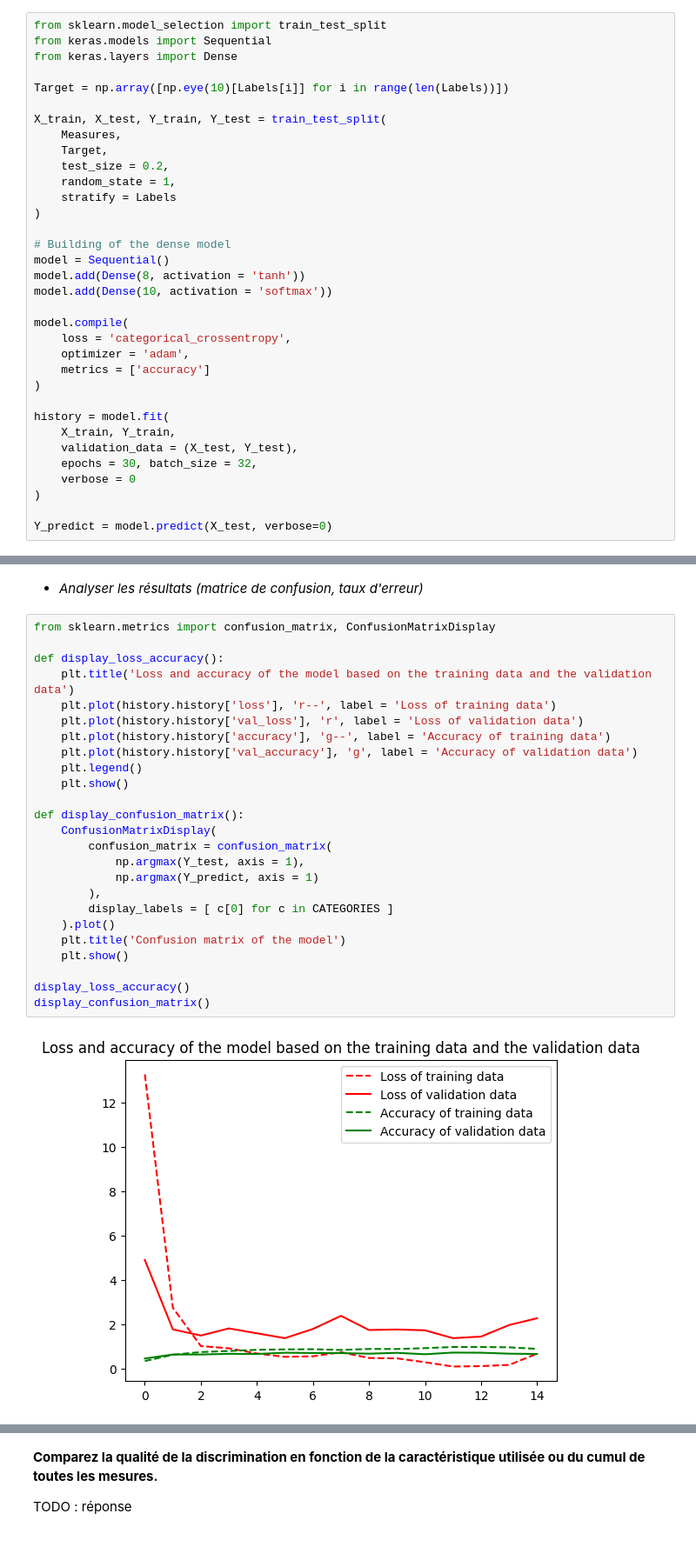
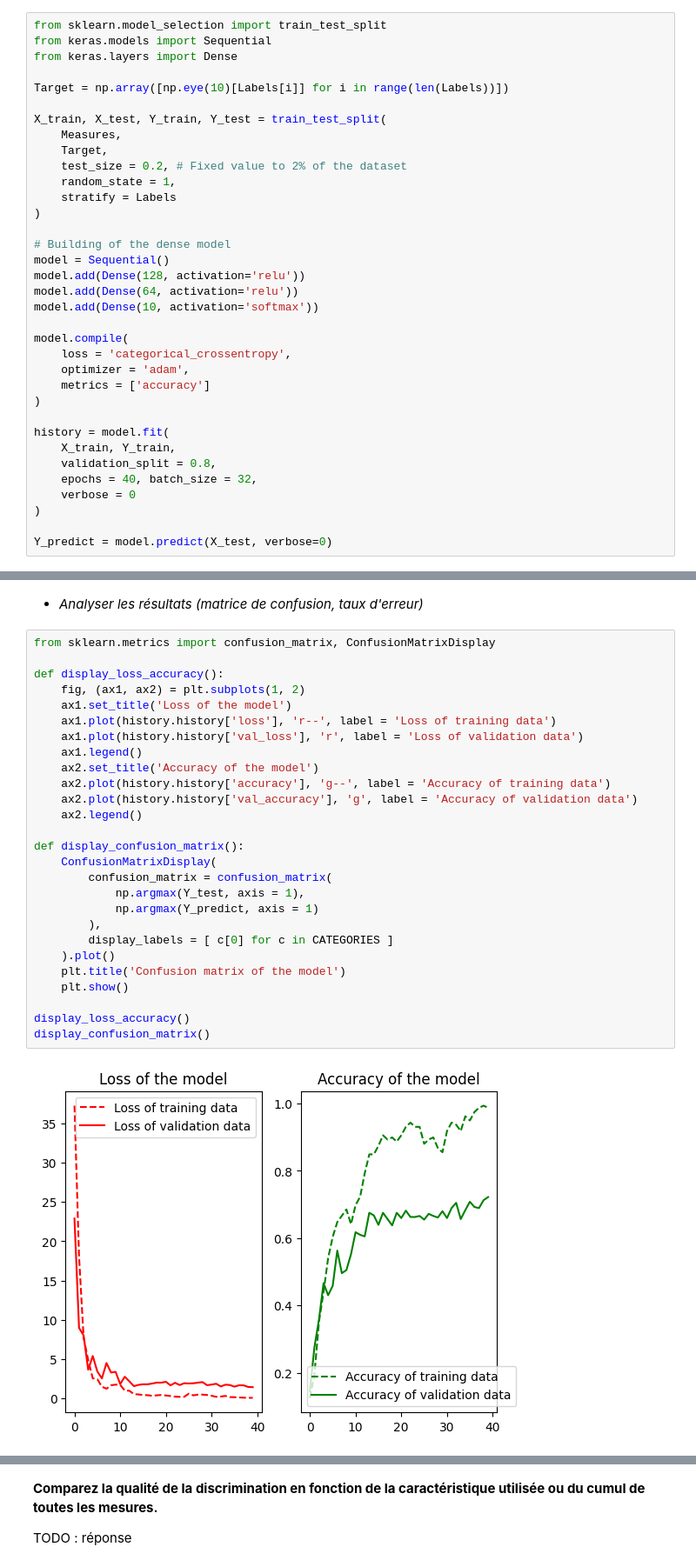
Before and after one commit to GaetanFrejoux/projet_reseaux_neurones, a Jupyter notebook: projet.ipynb, the cells around one changed output, grey strips where cells are left out. Shown at 87% size. Saved outputs shown, nothing was run; the diff lists cells and outputs as text.

```diff
--- a/projet.ipynb
+++ b/projet.ipynb
@@ -657,15 +657,16 @@ Target = np.array([np.eye(10)[Labels[i]] for i in range(len(Labels))])
 X_train, X_test, Y_train, Y_test = train_test_split(
     Measures,
     Target,
-    test_size = 0.2,
+    test_size = 0.2, # Fixed value to 2% of the dataset
     random_state = 1,
     stratify = Labels
 )
 
 # Building of the dense model
 model = Sequential()
-model.add(Dense(8, activation = 'tanh'))
-model.add(Dense(10, activation = 'softmax'))
+model.add(Dense(128, activation='relu'))
+model.add(Dense(64, activation='relu'))
+model.add(Dense(10, activation='softmax'))
 
 model.compile(
     loss = 'categorical_crossentropy',
@@ -675,8 +676,8 @@ model.compile(
 
 history = model.fit(
     X_train, Y_train,
-    validation_data = (X_test, Y_test),
-    epochs = 30, batch_size = 32,
+    validation_split = 0.8,
+    epochs = 40, batch_size = 32,
     verbose = 0
 )
 
@@ -721,27 +722,29 @@ Model prediction : Class = 6 => Category [Fleurs] | Accuracy = 100.0%
 # %%
 from sklearn.metrics import confusion_matrix, ConfusionMatrixDisplay
 
 def display_loss_accuracy():
-    plt.title('Loss and accuracy of the model based on the training data and the validation data')
-    plt.plot(history.history['loss'], 'r--', label = 'Loss of training data')
-    plt.plot(history.history['val_loss'], 'r', label = 'Loss of validation data')
-    plt.plot(history.history['accuracy'], 'g--', label = 'Accuracy of training data')
-    plt.plot(history.history['val_accuracy'], 'g', label = 'Accuracy of validation data')
-    plt.legend()
-    plt.show()
+    fig, (ax1, ax2) = plt.subplots(1, 2)
+    ax1.set_title('Loss of the model')
+    ax1.plot(history.history['loss'], 'r--', label = 'Loss of training data')
+    ax1.plot(history.history['val_loss'], 'r', label = 'Loss of validation data')
+    ax1.legend()
+    ax2.set_title('Accuracy of the model')
+    ax2.plot(history.history['accuracy'], 'g--', label = 'Accuracy of training data')
+    ax2.plot(history.history['val_accuracy'], 'g', label = 'Accuracy of validation data')
+    ax2.legend()
 
 def display_confusion_matrix():
     ConfusionMatrixDisplay(
         confusion_matrix = confusion_matrix(
             np.argmax(Y_test, axis = 1),
             np.argmax(Y_predict, axis = 1)
         ),
         display_labels = [ c[0] for c in CATEGORIES ]
     ).plot()
     plt.title('Confusion matrix of the model')
     plt.show()
 
 display_loss_accuracy()
 display_confusion_matrix()
 # %% [output]
-[figure, old version]
+[figure, new version]
```
Also changed, not shown: parts of 14 cells of this notebook, 4 other files.
